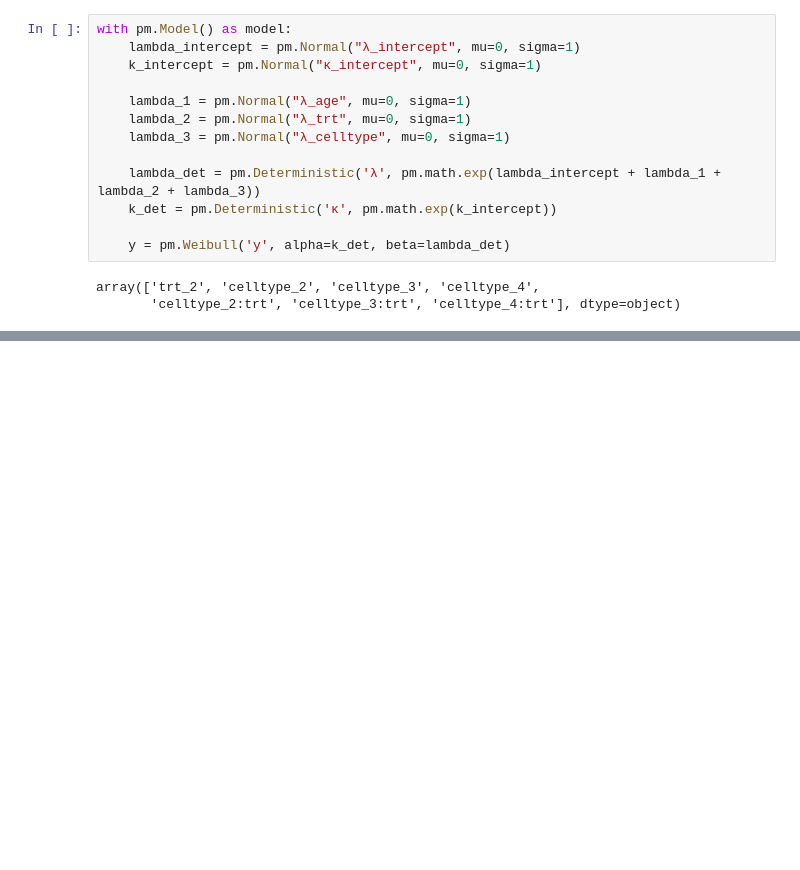
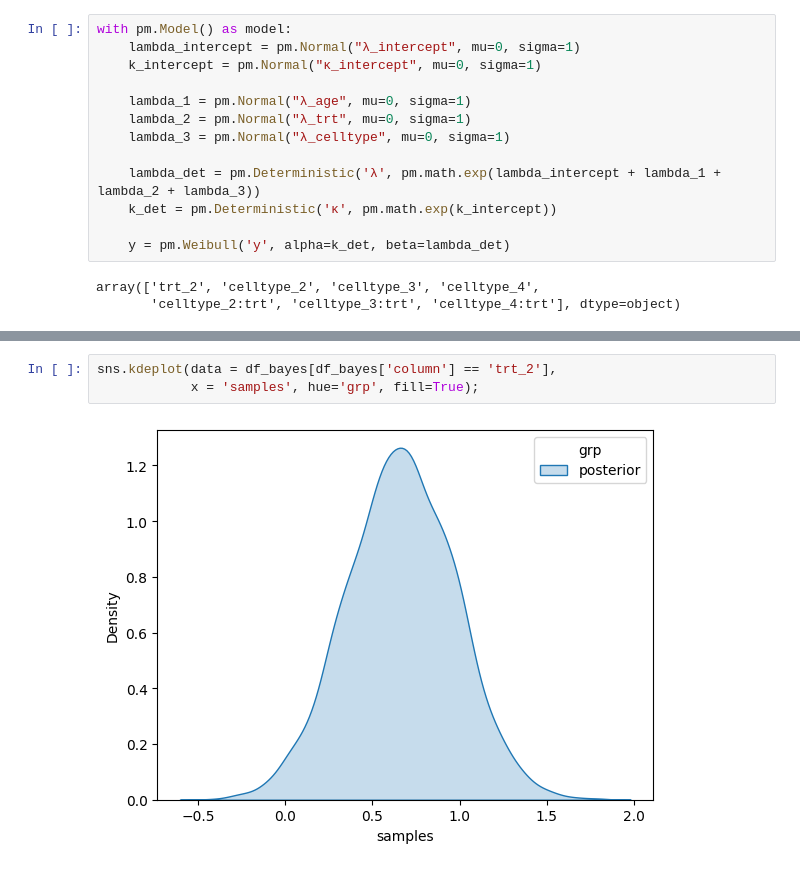
Before and after one commit to ipa/pymc-survival, a Jupyter notebook: examples/notebooks/figure.ipynb, the cells around one changed output, grey strips where cells are left out. Drawn from its saved outputs; the diff is of its cells as text; blank space fills up the shorter version.

```diff
--- a/examples/notebooks/figure.ipynb
+++ b/examples/notebooks/figure.ipynb
@@ -393,0 +444,5 @@ array(['trt_2', 'celltype_2', 'celltype_3', 'celltype_4',
+# %%
+sns.kdeplot(data = df_bayes[df_bayes['column'] == 'trt_2'],
+            x = 'samples', hue='grp', fill=True);
+# %% [output]
+[figure, added]
```
Also changed, not shown: parts of 12 cells of this notebook, 1 other file.
